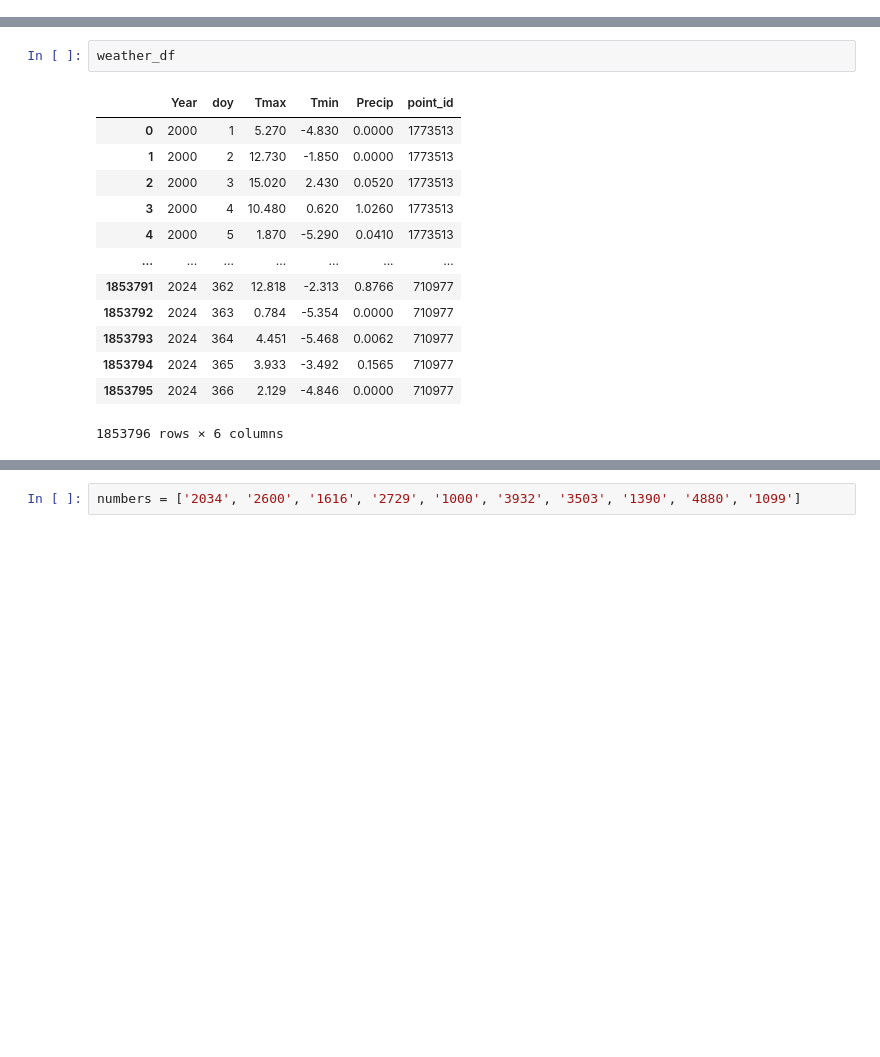
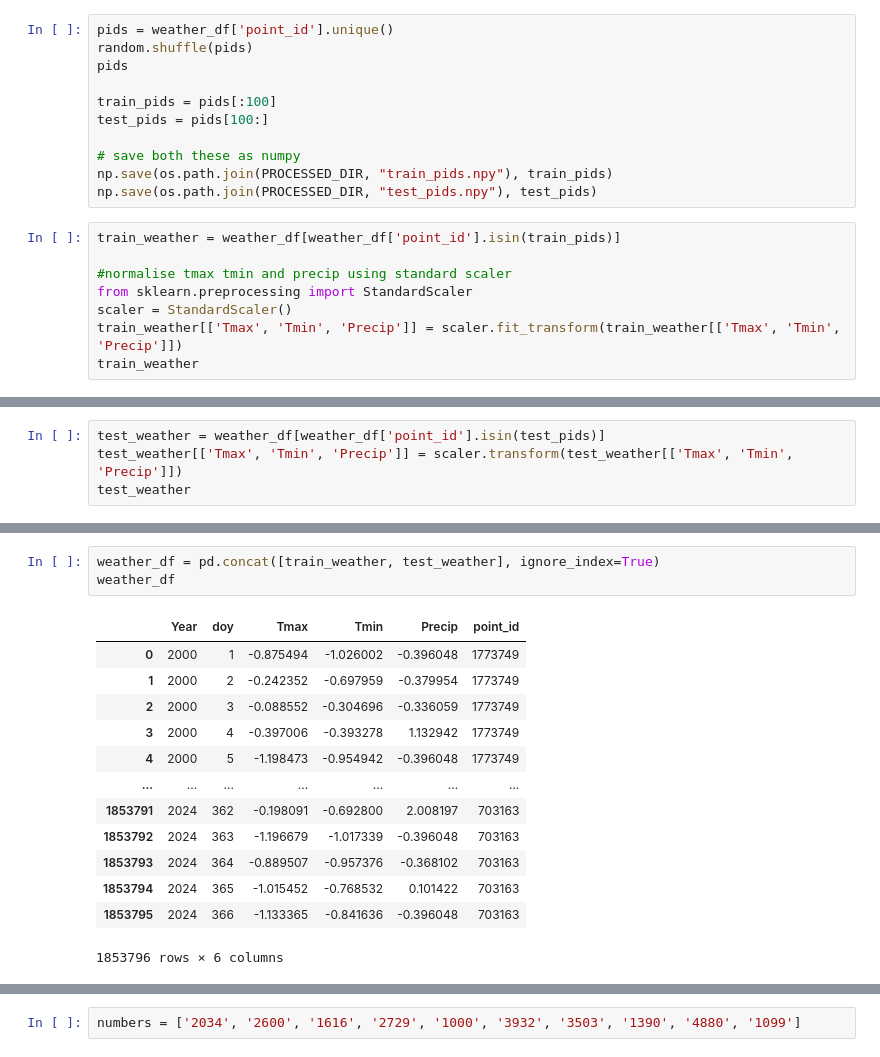
Before and after one commit to dwij2212/kgml-daycent, a Jupyter notebook: lib/data_prep.ipynb, the cells around one changed output, grey strips where cells are left out. Saved outputs shown, nothing was run; the diff lists cells and outputs as text; blank space fills up the shorter version.

Commit message:
data preprocessing done differently by holding out a random set of points

```diff
--- a/lib/data_prep.ipynb
+++ b/lib/data_prep.ipynb
@@ -42,0 +51,19 @@ weather_df.head()
+# %%
+pids = weather_df['point_id'].unique()
+random.shuffle(pids)
+pids
+
+train_pids = pids[:100]
+test_pids = pids[100:]
+
+# save both these as numpy
+np.save(os.path.join(PROCESSED_DIR, "train_pids.npy"), train_pids)
+np.save(os.path.join(PROCESSED_DIR, "test_pids.npy"), test_pids)
+# %%
+train_weather = weather_df[weather_df['point_id'].isin(train_pids)]
+
+#normalise tmax tmin and precip using standard scaler
+from sklearn.preprocessing import StandardScaler
+scaler = StandardScaler()
+train_weather[['Tmax', 'Tmin', 'Precip']] = scaler.fit_transform(train_weather[['Tmax', 'Tmin', 'Precip']])
+train_weather
@@ -42,0 +84,4 @@ weather_df.head()
+# %%
+test_weather = weather_df[weather_df['point_id'].isin(test_pids)]
+test_weather[['Tmax', 'Tmin', 'Precip']] = scaler.transform(test_weather[['Tmax', 'Tmin', 'Precip']])
+test_weather
@@ -43,18 +102,19 @@ weather_df.head()
 # %%
+weather_df = pd.concat([train_weather, test_weather], ignore_index=True)
 weather_df
 # %% [output]
 |  | Year | doy | Tmax | Tmin | Precip | point_id |
-| 0 | 2000 | 1 | 5.270 | -4.830 | 0.0000 | 1773513 |
-| 1 | 2000 | 2 | 12.730 | -1.850 | 0.0000 | 1773513 |
-| 2 | 2000 | 3 | 15.020 | 2.430 | 0.0520 | 1773513 |
-| 3 | 2000 | 4 | 10.480 | 0.620 | 1.0260 | 1773513 |
-| 4 | 2000 | 5 | 1.870 | -5.290 | 0.0410 | 1773513 |
+| 0 | 2000 | 1 | -0.875494 | -1.026002 | -0.396048 | 1773749 |
+| 1 | 2000 | 2 | -0.242352 | -0.697959 | -0.379954 | 1773749 |
+| 2 | 2000 | 3 | -0.088552 | -0.304696 | -0.336059 | 1773749 |
+| 3 | 2000 | 4 | -0.397006 | -0.393278 | 1.132942 | 1773749 |
+| 4 | 2000 | 5 | -1.198473 | -0.954942 | -0.396048 | 1773749 |
 | ... | ... | ... | ... | ... | ... | ... |
-| 1853791 | 2024 | 362 | 12.818 | -2.313 | 0.8766 | 710977 |
-| 1853792 | 2024 | 363 | 0.784 | -5.354 | 0.0000 | 710977 |
-| 1853793 | 2024 | 364 | 4.451 | -5.468 | 0.0062 | 710977 |
-| 1853794 | 2024 | 365 | 3.933 | -3.492 | 0.1565 | 710977 |
-| 1853795 | 2024 | 366 | 2.129 | -4.846 | 0.0000 | 710977 |
+| 1853791 | 2024 | 362 | -0.198091 | -0.692800 | 2.008197 | 703163 |
+| 1853792 | 2024 | 363 | -1.196679 | -1.017339 | -0.396048 | 703163 |
+| 1853793 | 2024 | 364 | -0.889507 | -0.957376 | -0.368102 | 703163 |
+| 1853794 | 2024 | 365 | -1.015452 | -0.768532 | 0.101422 | 703163 |
+| 1853795 | 2024 | 366 | -1.133365 | -0.841636 | -0.396048 | 703163 |
 1853796 rows × 6 columns
 # %%
 # vocabulary of management events
```
Also changed, not shown: parts of 22 cells of this notebook, 2 other files.
